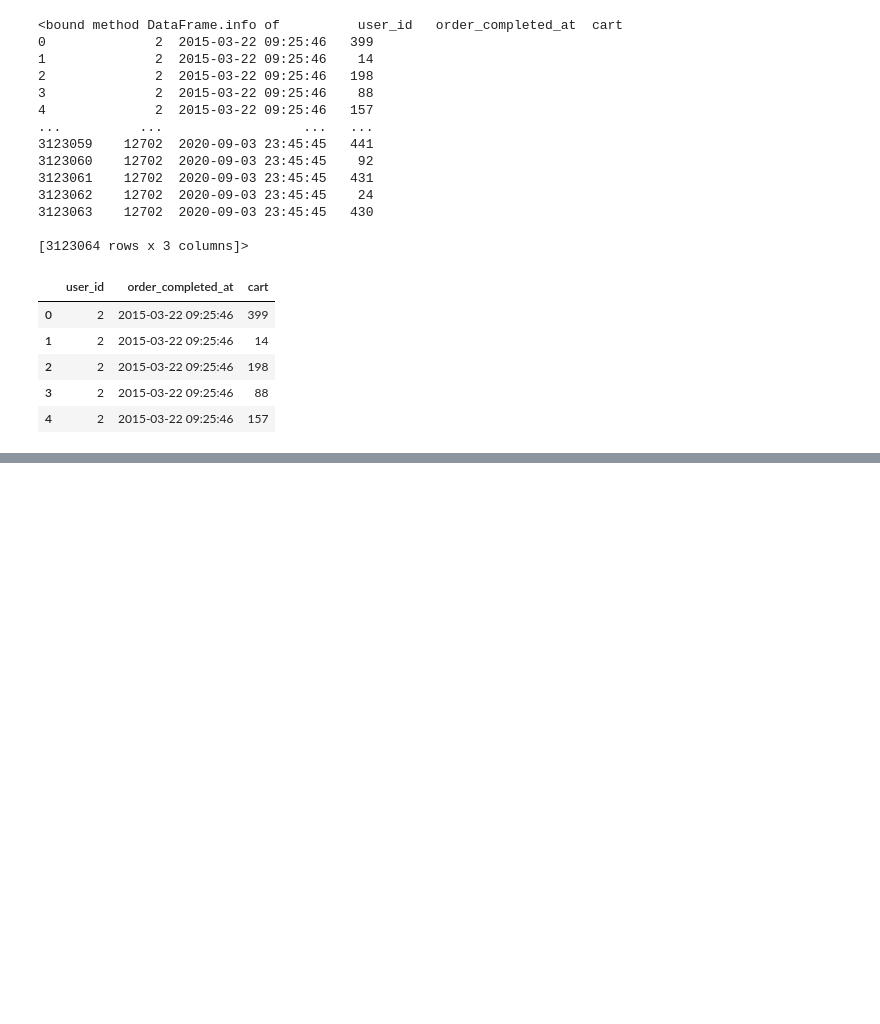
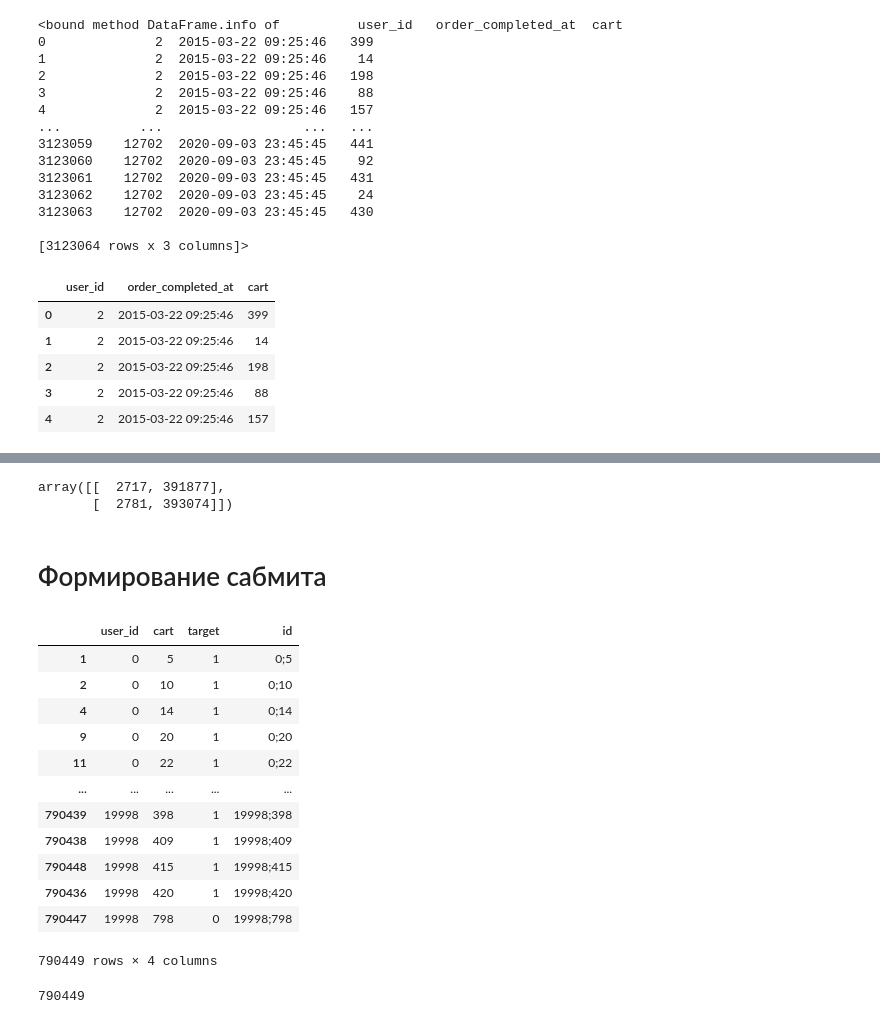
Before and after one commit to Leo-Sun-BMSTU/sbermarket-internship-competition, a Jupyter notebook: sbm_competition.ipynb, the cells around one changed output, grey strips where cells are left out. Drawn from its saved outputs; the diff is of its cells as text; code cells hidden in the pictures; blank space fills up the shorter version.

Commit message:
Создал модель, сформировал первый сабмит

```diff
--- a/sbm_competition.ipynb
+++ b/sbm_competition.ipynb
@@ -77,0 +118,2 @@ def check(column):
+# %%
+predictions = lrm.predict(X_test)
@@ -77,0 +137,30 @@ def check(column):
+# %%
+confusion_matrix(y_test, predictions)
+# %% [output]
+array([[  2717, 391877],
+       [  2781, 393074]])
+# %% [markdown]
+# Формирование сабмита
+# %%
+X_test['target'] = predictions
+# %%
+X_test.sort_values(['user_id', 'cart'], ascending=True, inplace=True)
+# %%
+X_test.drop_duplicates(keep='first', inplace=True)
+X_test['id'] = X_test.user_id.apply(str) + ';' + X_test.cart.apply(str)
+# %%
+X_test
+# %% [output]
+|  | user_id | cart | target | id |
+| 1 | 0 | 5 | 1 | 0;5 |
+| 2 | 0 | 10 | 1 | 0;10 |
+| 4 | 0 | 14 | 1 | 0;14 |
+| 9 | 0 | 20 | 1 | 0;20 |
+| 11 | 0 | 22 | 1 | 0;22 |
+| ... | ... | ... | ... | ... |
+| 790439 | 19998 | 398 | 1 | 19998;398 |
+| 790438 | 19998 | 409 | 1 | 19998;409 |
+| 790448 | 19998 | 415 | 1 | 19998;415 |
+| 790436 | 19998 | 420 | 1 | 19998;420 |
+| 790447 | 19998 | 798 | 0 | 19998;798 |
+790449 rows × 4 columns
@@ -77,0 +170,4 @@ def check(column):
+# %%
+len(submission)
+# %% [output]
+790449
```
Also changed, not shown: parts of 29 cells of this notebook, 1 other file.
